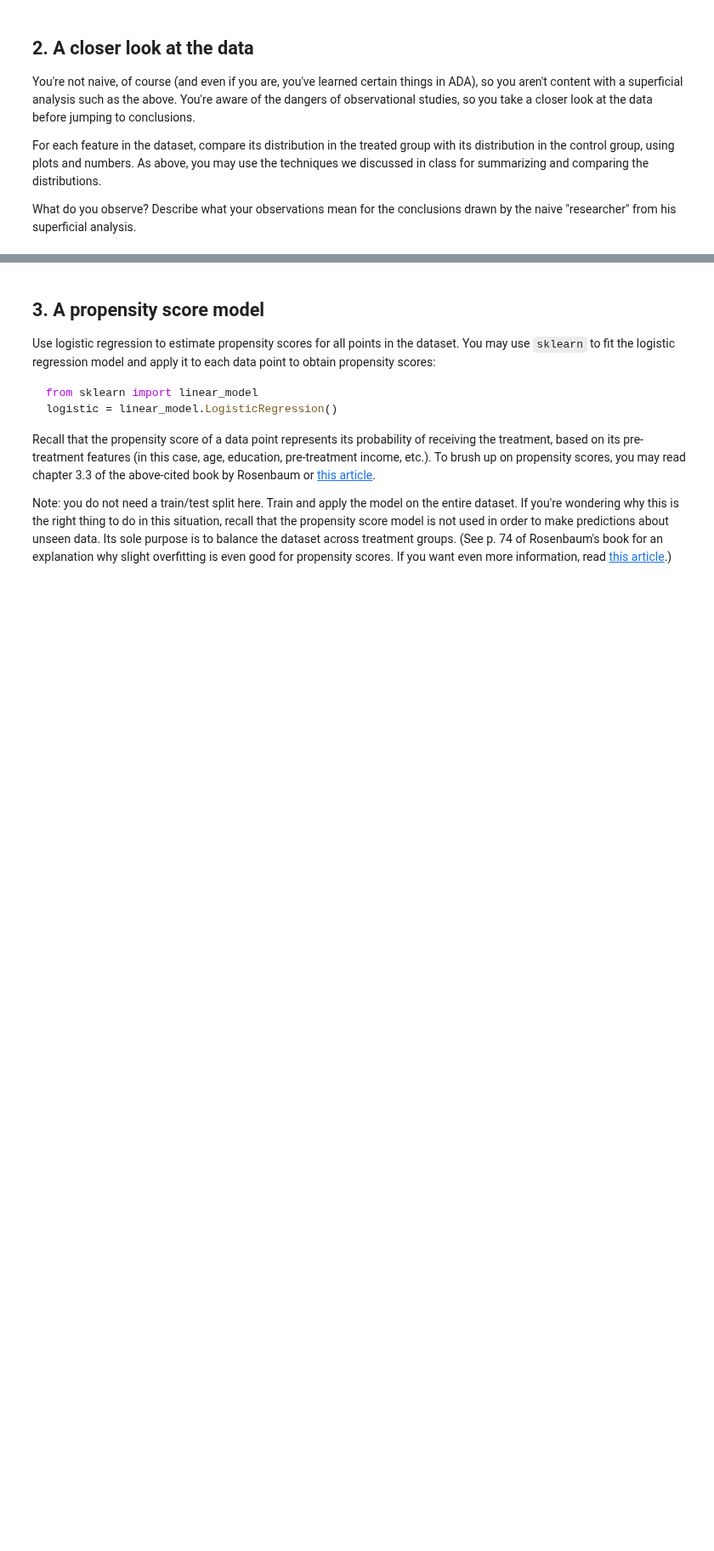
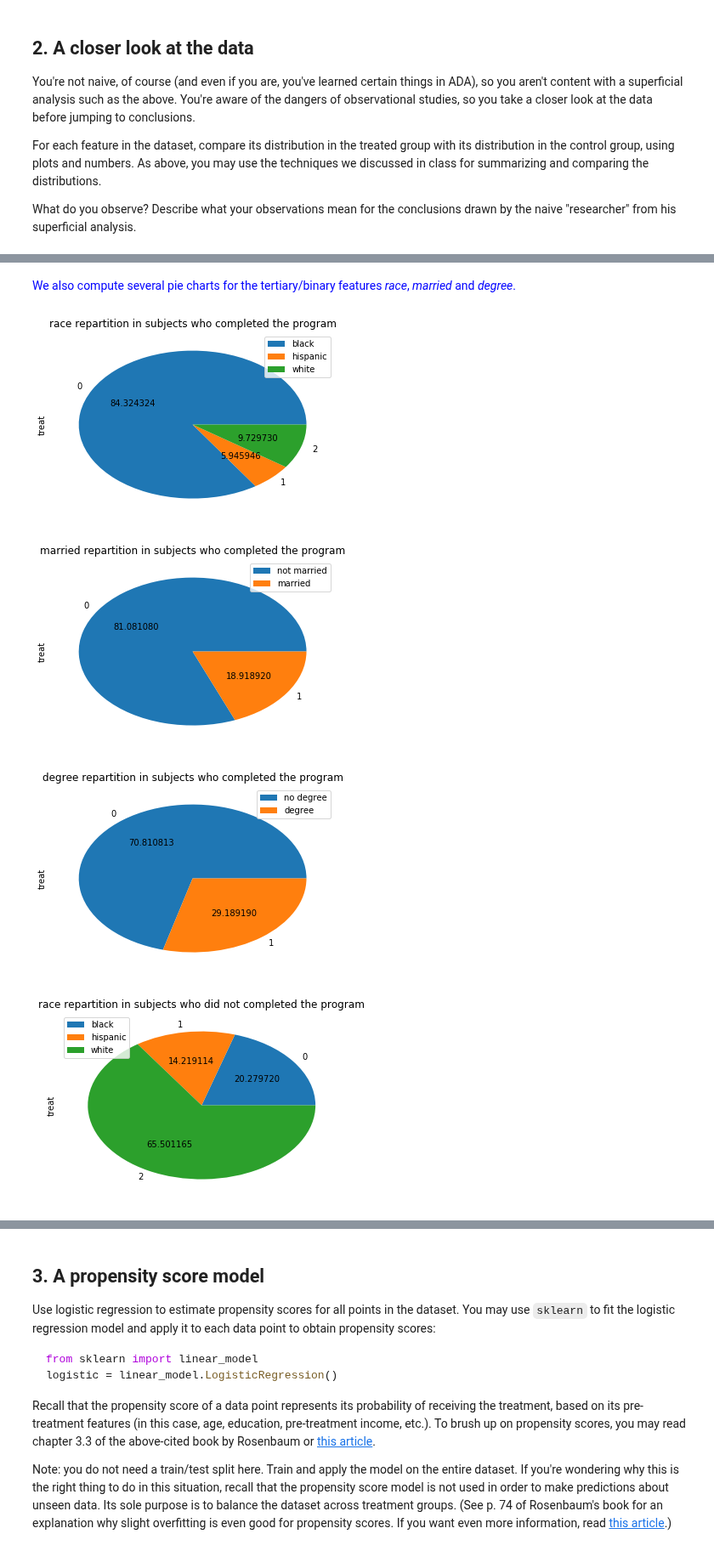
Before and after one commit to mosimann/ADA, a Jupyter notebook: 04 - Applied ML/Homework 4.ipynb, the cells around one changed output, grey strips where cells are left out. Shown at 85% size. Cells and saved outputs as stored; diff of their text form; code cells hidden in the pictures; blank space fills up the shorter version.

```diff
--- a/04 - Applied ML/Homework 4.ipynb
+++ b/04 - Applied ML/Homework 4.ipynb
@@ -52,4 +76,3 @@ lalonde.head()
 # %%
-treat = lalonde[lalonde['treat']==1][['re78']] #only people who completed the program
-no_treat = lalonde[lalonde['treat']==0][['re78']]
-rev = lalonde[['treat','re78']]
+treat = lalonde[lalonde['treat']==1]     #only people who completed the program
+no_treat = lalonde[lalonde['treat']==0]
@@ -74,0 +116,25 @@ Describe what your observations mean for the conclusions drawn by the naive "res
+# %% [markdown]
+<span style="color:blue">We also compute several pie charts for the tertiary/binary features *race*, *married* and *degree*.
+# %%
+a=1
+b=1
+legend[1] = ['black', 'hispanic', 'white']
+legend[2] = ['not married', 'married']
+legend[3] = ['no degree', 'degree']
+
+for features in ['race', 'married', 'degree']:
+
+    pie = treat.groupby(features).count().plot.pie(y='treat', autopct="%2f").legend(labels=legend[a] , loc="best")
+    plt.title(features+' repartition in subjects who completed the program')
+    a+=1
+
+for features in ['race', 'married', 'degree']:
+
+    pie = no_treat.groupby(features).count().plot.pie(y='treat', autopct="%2f").legend(labels=legend[b] , loc="best")
+    plt.title(features+' repartition in subjects who did not completed the program')
+    b+=1
+# %% [output]
+[figure, added]
+[figure, added]
+[figure, added]
+[figure, added]
```
Also changed, not shown: parts of 11 cells of this notebook.
